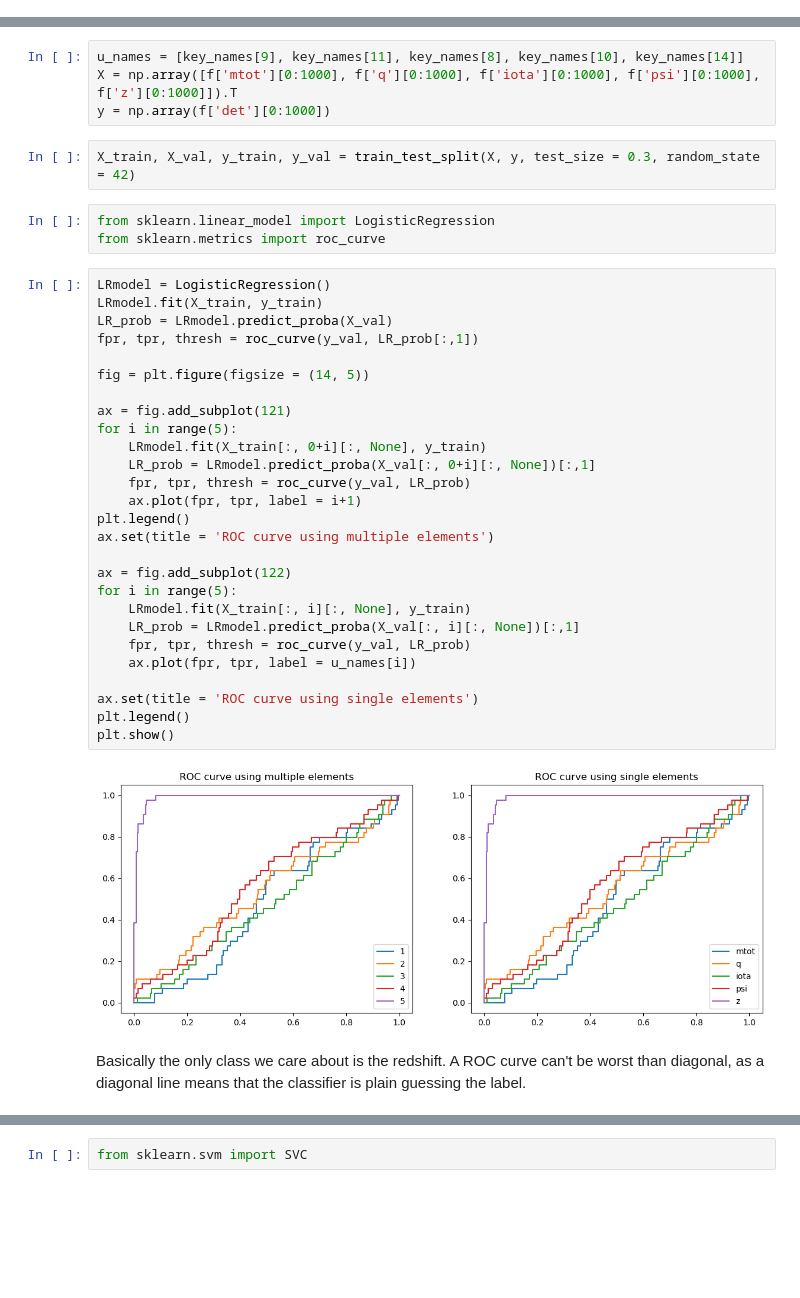
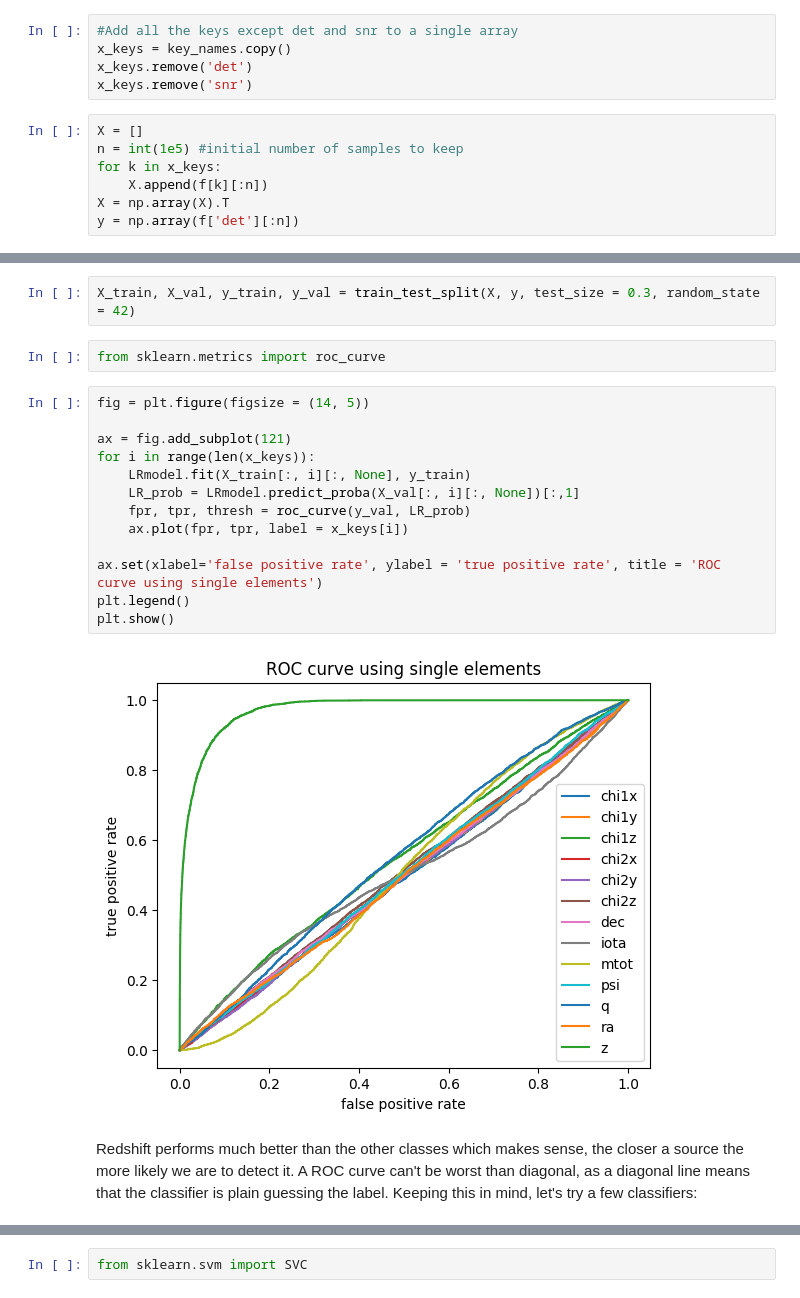
Before and after one commit to lisam10/astrostatistics_bicocca_2024, a Jupyter notebook: working/W20_GWselection.ipynb, the cells around one changed output, grey strips where cells are left out. Drawn from its saved outputs; the diff is of its cells as text; blank space fills up the shorter version.

```diff
--- a/working/W20_GWselection.ipynb
+++ b/working/W20_GWselection.ipynb
@@ -23,0 +23,12 @@ plt.semilogy()
+# %%
+#Add all the keys except det and snr to a single array
+x_keys = key_names.copy()
+x_keys.remove('det')
+x_keys.remove('snr')
+# %%
+X = []
+n = int(1e5) #initial number of samples to keep
+for k in x_keys:
+    X.append(f[k][:n])
+X = np.array(X).T
+y = np.array(f['det'][:n])
@@ -25,43 +43,24 @@ plt.semilogy()
 from sklearn.linear_model import LogisticRegression
 from sklearn.model_selection import train_test_split
 from astroML.utils import completeness_contamination
-# %%
-u_names = [key_names[9], key_names[11], key_names[8], key_names[10], key_names[14]]
-X = np.array([f['mtot'][0:1000], f['q'][0:1000], f['iota'][0:1000], f['psi'][0:1000], f['z'][0:1000]]).T
-y = np.array(f['det'][0:1000])
 # %%
 X_train, X_val, y_train, y_val = train_test_split(X, y, test_size = 0.3, random_state = 42)
 # %%
-from sklearn.linear_model import LogisticRegression
 from sklearn.metrics import roc_curve
 # %%
-LRmodel = LogisticRegression()
-LRmodel.fit(X_train, y_train)
-LR_prob = LRmodel.predict_proba(X_val)
-fpr, tpr, thresh = roc_curve(y_val, LR_prob[:,1])
-
 fig = plt.figure(figsize = (14, 5))
 
 ax = fig.add_subplot(121)
-for i in range(5):
-    LRmodel.fit(X_train[:, 0+i][:, None], y_train)
-    LR_prob = LRmodel.predict_proba(X_val[:, 0+i][:, None])[:,1]
-    fpr, tpr, thresh = roc_curve(y_val, LR_prob)
-    ax.plot(fpr, tpr, label = i+1)
-plt.legend()
-ax.set(title = 'ROC curve using multiple elements')
-
-ax = fig.add_subplot(122)
-for i in range(5):
+for i in range(len(x_keys)):
     LRmodel.fit(X_train[:, i][:, None], y_train)
     LR_prob = LRmodel.predict_proba(X_val[:, i][:, None])[:,1]
     fpr, tpr, thresh = roc_curve(y_val, LR_prob)
-    ax.plot(fpr, tpr, label = u_names[i])
+    ax.plot(fpr, tpr, label = x_keys[i])
 
-ax.set(title = 'ROC curve using single elements')
+ax.set(xlabel='false positive rate', ylabel = 'true positive rate', title = 'ROC curve using single elements')
 plt.legend()
 plt.show()
 # %% [output]
-[figure, old version]
+[figure, new version]
 # %% [markdown]
-Basically the only class we care about is the redshift. A ROC curve can't be worst than diagonal, as a diagonal line means that the classifier is plain guessing the label.
+Redshift performs much better than the other classes which makes sense, the closer a source the more likely we are to detect it. A ROC curve can't be worst than diagonal, as a diagonal line means that the classifier is plain guessing the label. Keeping this in mind, let's try a few classifiers:
```
Also changed, not shown: parts of 15 cells of this notebook.
